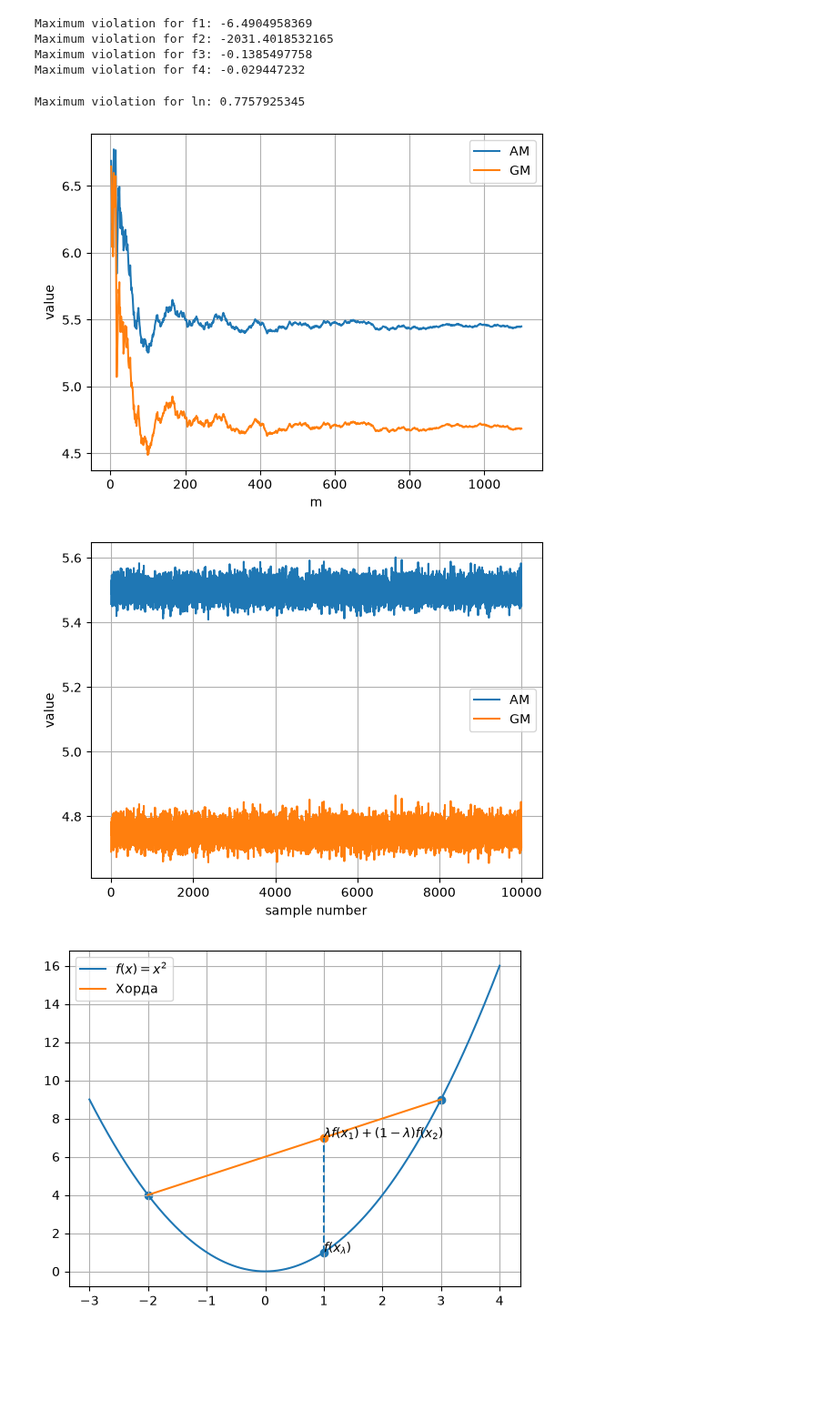
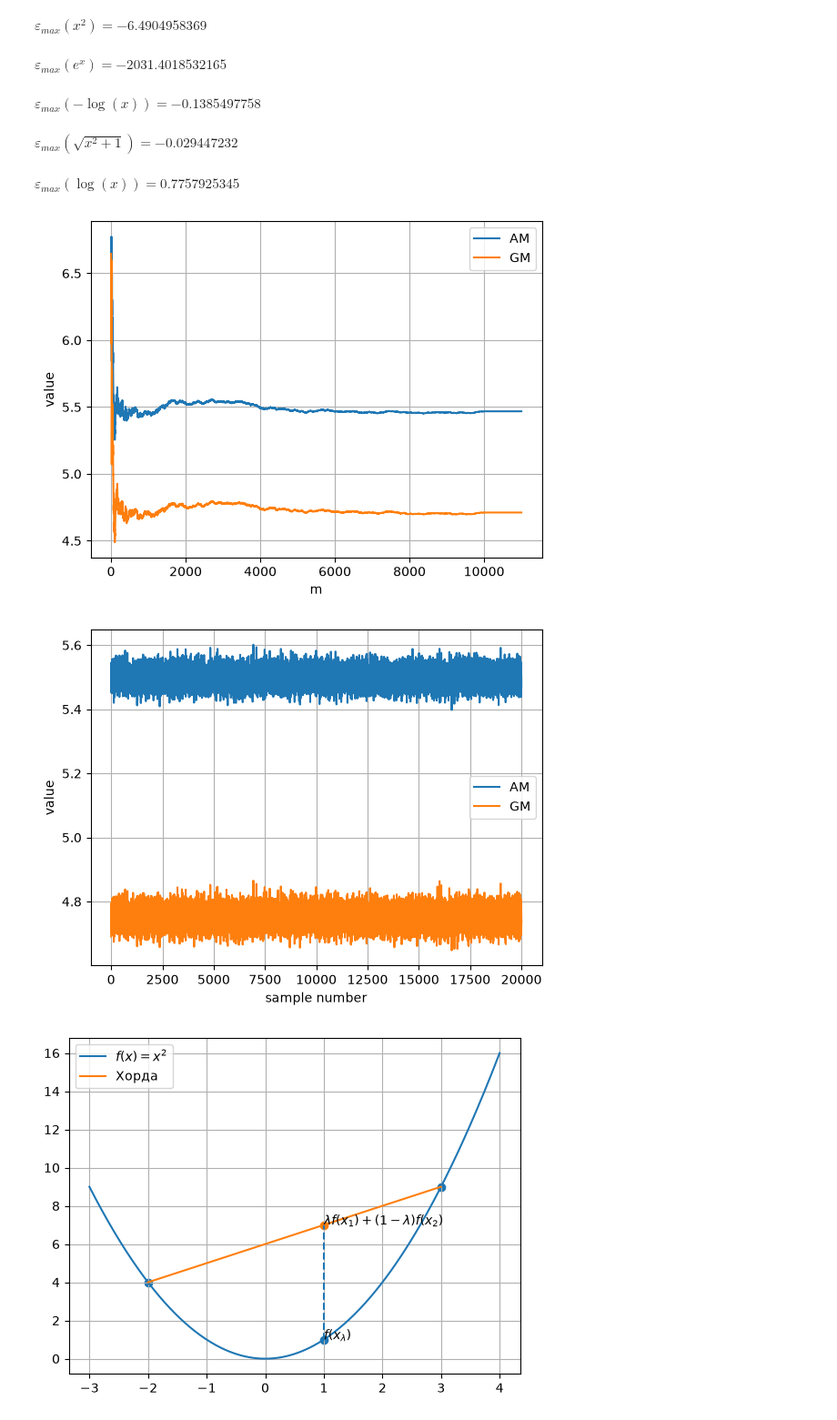
Before and after one commit to mhallan2/metopt, a Jupyter notebook: lab03/lab03_2.ipynb, the cells around one changed output. Shown at 91% size. Cells and saved outputs as stored; diff of their text form; code cells hidden in the pictures; blank space fills up the shorter version.

```diff
--- a/lab03/lab03_2.ipynb
+++ b/lab03/lab03_2.ipynb
@@ -4,45 +6,55 @@ import matplotlib.pyplot as plt
 # %%
-N = 10000
+N = 10_000
 left, right = 1.0, 10.0
 # %%
-def f1(x):
-    return x**2
+# def f1(x):
+#     return x**2
 
 
-def f2(x):
-    return np.exp(x)
+# def f2(x):
+#     return np.exp(x)
 
 
-def f3(x):
-    return -np.log(x)
+# def f3(x):
+#     return -np.log(x)
 
 
-def f4(x):
-    return np.sqrt(1 + x**2)
+# def f4(x):
+#     return np.sqrt(1 + x**2)
 
+x = symbols('x')
 
-functions = [f1, f2, f3, f4]
+f1 = x**2
+f2 = exp(x)
+f3 = -log(x)
+f4 = sqrt(1 + x**2)
+
+sympy_function = [f1, f2, f3, f4]
 # %%
 np.random.seed(0)  # For reproducibility
 
-for f in functions:
+# lambdified_functions = [lambdify(x, f, 'numpy') for f in sympy_function]
+
+for i, f in enumerate(sympy_function, 1):
+    f_numpy = lambdify(x, f, 'numpy')
     max_violation = -np.inf
+
     for _ in range(10_000):
-        x = np.random.uniform(left, right, N)
+        x_grid = np.random.uniform(left, right, N)
 
         lam = np.random.rand(N)
         lam /= np.sum(lam)
 
-        D = f(np.sum(lam * x)) - np.sum(lam * f(x))
+        D = f_numpy(np.sum(lam * x_grid)) - np.sum(lam * f_numpy(x_grid))
 
         max_violation = max(max_violation, D)
 
-    print(f"Maximum violation for {f.__name__}: {round(max_violation, 10)}")
+    display(Math(f"\\varepsilon_{{max}}({latex(f)}) = {round(max_violation, 10)}"))
 # %% [output]
-Maximum violation for f1: -6.4904958369
-Maximum violation for f2: -2031.4018532165
-Maximum violation for f3: -0.1385497758
-Maximum violation for f4: -0.029447232
+$\displaystyle \varepsilon_{max}(x^{2}) = -6.4904958369$
+$\displaystyle \varepsilon_{max}(e^{x}) = -2031.4018532165$
+$\displaystyle \varepsilon_{max}(- \log{\left(x \right)}) = -0.1385497758$
+$\displaystyle \varepsilon_{max}(\sqrt{x^{2} + 1}) = -0.029447232$
 # %%
 np.random.seed(0)  # For reproducibility
 max_violation_ln = -np.inf
@@ -50,14 +62,14 @@ for _ in range(10_000):
     x = np.random.uniform(left, right, N)
     expr = np.mean(x) - np.exp(np.mean(np.log(x)))
     max_violation_ln = max(max_violation_ln, expr)
-print(f"Maximum violation for ln: {round(max_violation_ln, 10)}")
+display(Math(f"\\varepsilon_{{max}}(\\log(x)) = {round(max_violation_ln, 10)}"))
 # %% [output]
-Maximum violation for ln: 0.7757925345
+$\displaystyle \varepsilon_{max}(\log(x)) = 0.7757925345$
 # %%
 np.random.seed(0)
 
 x_all = np.random.uniform(left, right, N)
-m_values = np.arange(2, 1100)
+m_values = np.arange(2, 11000)
 
 AM_values = []
 GM_values = []
@@ -81,33 +93,33 @@ plt.legend()
 plt.grid()
 plt.show()
 # %% [output]
-[figure, old version]
+[figure, new version]
 # %%
 m = N
 
 AM_values = []
 GM_values = []
 
-for _ in range(N):
+for _ in range(2*N):
     x = np.random.uniform(left, right, m)
 
     AM = np.mean(x)
     GM = np.exp(np.mean(np.log(x)))
 
     AM_values.append(AM)
     GM_values.append(GM)
 
 plt.plot(AM_values, label="AM")
 plt.plot(GM_values, label="GM")
 
 plt.xlabel("sample number")
 plt.ylabel("value")
 
 plt.legend()
 plt.grid()
 plt.show()
 # %% [output]
-[figure, old version]
+[figure, new version]
 # %%
 def f(x):
     return x**2
```
Also changed, not shown: parts of 2 cells of this notebook, 2 other files.
